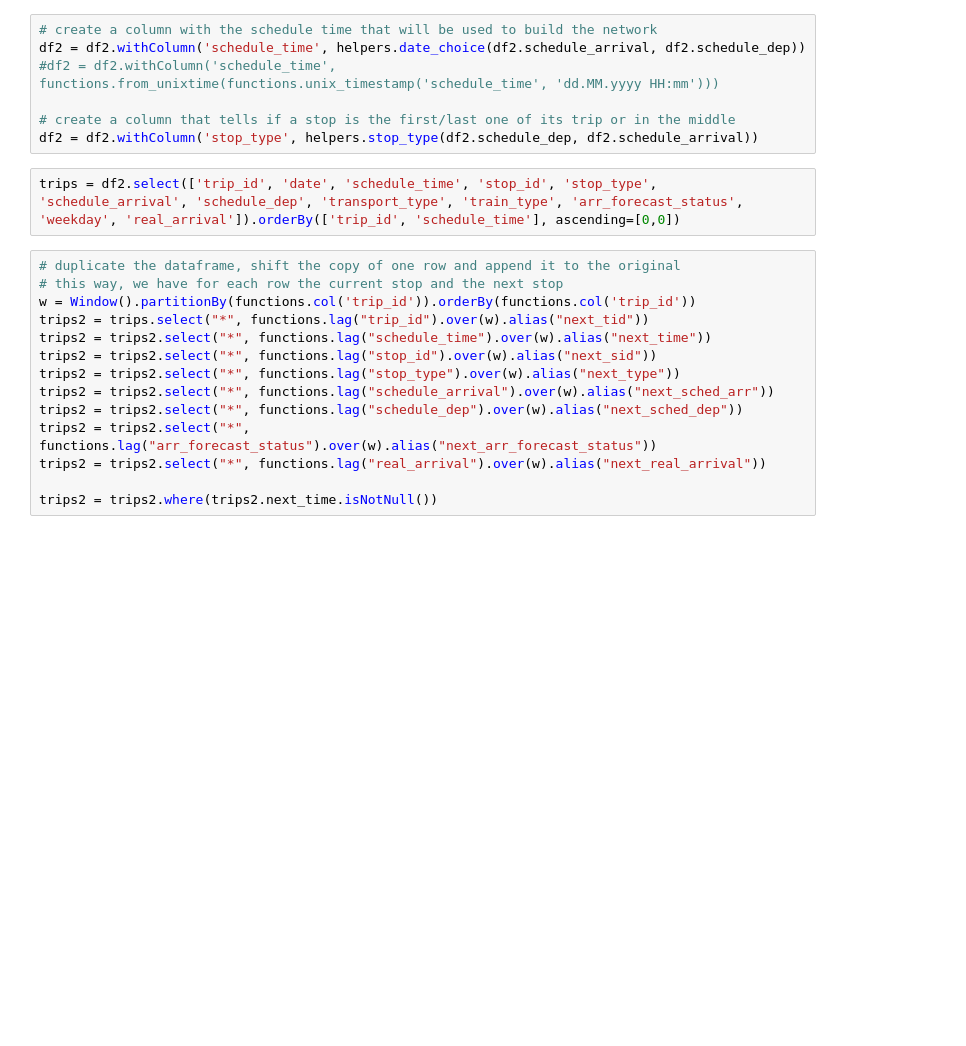
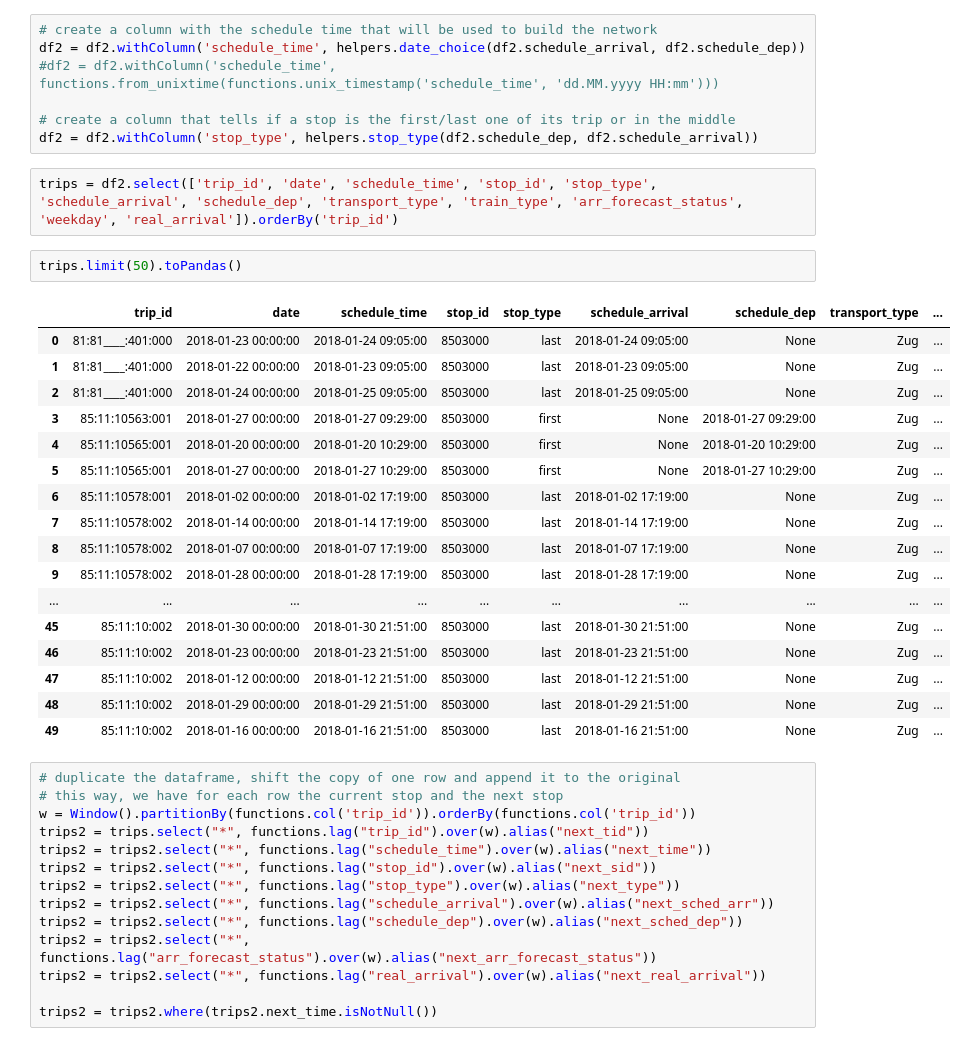
Before and after one commit to rbsteinm/Robust-Route-Planner, a Jupyter notebook: fouche-worksheet.ipynb, the cells around one changed output. Drawn from its saved outputs; the diff is of its cells as text; blank space fills up the shorter version.

```diff
--- a/fouche-worksheet.ipynb
+++ b/fouche-worksheet.ipynb
@@ -161,7 +184,27 @@ df2 = df2.withColumn('schedule_time', helpers.date_choice(df2.schedule_arrival,
 # create a column that tells if a stop is the first/last one of its trip or in the middle
 df2 = df2.withColumn('stop_type', helpers.stop_type(df2.schedule_dep, df2.schedule_arrival))
 # %%
-trips = df2.select(['trip_id', 'date', 'schedule_time', 'stop_id', 'stop_type', 'schedule_arrival', 'schedule_dep', 'transport_type', 'train_type', 'arr_forecast_status', 'weekday', 'real_arrival']).orderBy(['trip_id', 'schedule_time'], ascending=[0,0])
+trips = df2.select(['trip_id', 'date', 'schedule_time', 'stop_id', 'stop_type', 'schedule_arrival', 'schedule_dep', 'transport_type', 'train_type', 'arr_forecast_status', 'weekday', 'real_arrival']).orderBy('trip_id')
+# %%
+trips.limit(50).toPandas()
+# %% [output]
+|  | trip_id | date | schedule_time | stop_id | stop_type | schedule_arrival | schedule_dep | transport_type | ... |
+| 0 | 81:81____:401:000 | 2018-01-23 00:00:00 | 2018-01-24 09:05:00 | 8503000 | last | 2018-01-24 09:05:00 | None | Zug | ... |
+| 1 | 81:81____:401:000 | 2018-01-22 00:00:00 | 2018-01-23 09:05:00 | 8503000 | last | 2018-01-23 09:05:00 | None | Zug | ... |
+| 2 | 81:81____:401:000 | 2018-01-24 00:00:00 | 2018-01-25 09:05:00 | 8503000 | last | 2018-01-25 09:05:00 | None | Zug | ... |
+| 3 | 85:11:10563:001 | 2018-01-27 00:00:00 | 2018-01-27 09:29:00 | 8503000 | first | None | 2018-01-27 09:29:00 | Zug | ... |
+| 4 | 85:11:10565:001 | 2018-01-20 00:00:00 | 2018-01-20 10:29:00 | 8503000 | first | None | 2018-01-20 10:29:00 | Zug | ... |
+| 5 | 85:11:10565:001 | 2018-01-27 00:00:00 | 2018-01-27 10:29:00 | 8503000 | first | None | 2018-01-27 10:29:00 | Zug | ... |
+| 6 | 85:11:10578:001 | 2018-01-02 00:00:00 | 2018-01-02 17:19:00 | 8503000 | last | 2018-01-02 17:19:00 | None | Zug | ... |
+| 7 | 85:11:10578:002 | 2018-01-14 00:00:00 | 2018-01-14 17:19:00 | 8503000 | last | 2018-01-14 17:19:00 | None | Zug | ... |
+| 8 | 85:11:10578:002 | 2018-01-07 00:00:00 | 2018-01-07 17:19:00 | 8503000 | last | 2018-01-07 17:19:00 | None | Zug | ... |
+| 9 | 85:11:10578:002 | 2018-01-28 00:00:00 | 2018-01-28 17:19:00 | 8503000 | last | 2018-01-28 17:19:00 | None | Zug | ... |
+| ... | ... | ... | ... | ... | ... | ... | ... | ... | ... |
+| 45 | 85:11:10:002 | 2018-01-30 00:00:00 | 2018-01-30 21:51:00 | 8503000 | last | 2018-01-30 21:51:00 | None | Zug | ... |
+| 46 | 85:11:10:002 | 2018-01-23 00:00:00 | 2018-01-23 21:51:00 | 8503000 | last | 2018-01-23 21:51:00 | None | Zug | ... |
+| 47 | 85:11:10:002 | 2018-01-12 00:00:00 | 2018-01-12 21:51:00 | 8503000 | last | 2018-01-12 21:51:00 | None | Zug | ... |
+| 48 | 85:11:10:002 | 2018-01-29 00:00:00 | 2018-01-29 21:51:00 | 8503000 | last | 2018-01-29 21:51:00 | None | Zug | ... |
+| 49 | 85:11:10:002 | 2018-01-16 00:00:00 | 2018-01-16 21:51:00 | 8503000 | last | 2018-01-16 21:51:00 | None | Zug | ... |
 # %%
 # duplicate the dataframe, shift the copy of one row and append it to the original
 # this way, we have for each row the current stop and the next stop
```
Also changed, not shown: parts of 31 cells of this notebook, 1 other file.
